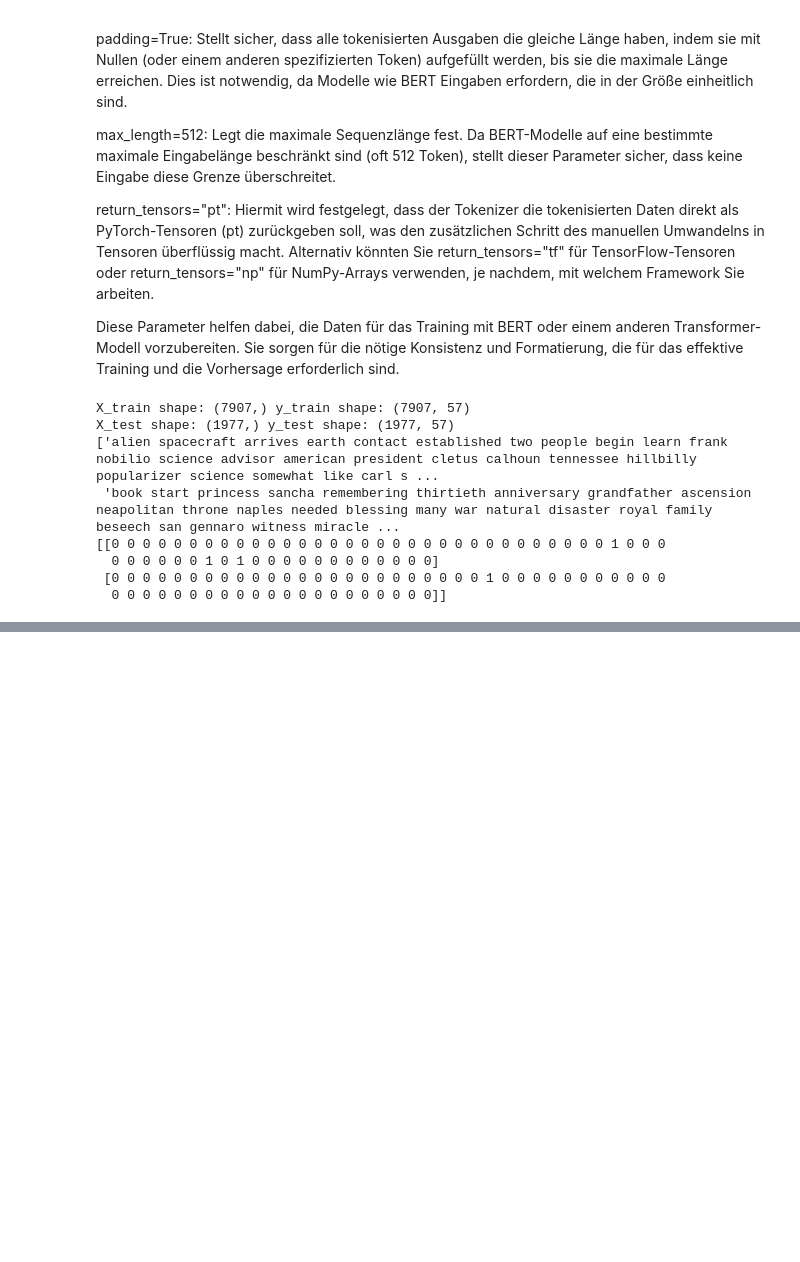
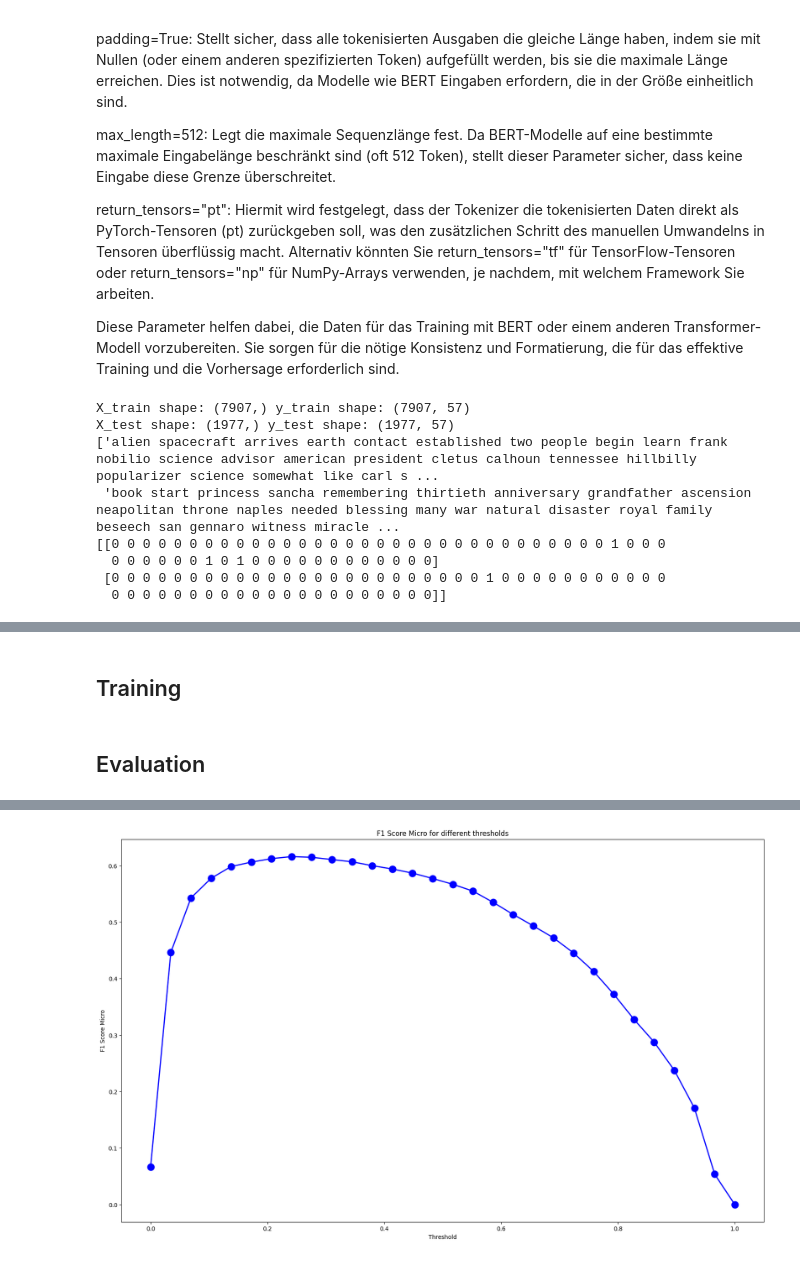
Before and after one commit to 7ben18/fhnw-npr-Natural-Language-Processing, a Jupyter notebook: mini-challenge1/npr-minichallenge1-yannic-ben.ipynb, the cells around one changed output, grey strips where cells are left out. Saved outputs shown, nothing was run; the diff lists cells and outputs as text; code cells hidden in the pictures; blank space fills up the shorter version.

Commit message:
add: transformer + evaluation

```diff
--- a/mini-challenge1/npr-minichallenge1-yannic-ben.ipynb
+++ b/mini-challenge1/npr-minichallenge1-yannic-ben.ipynb
@@ -889,0 +963,17 @@ You should probably TRAIN this model on a down-stream task to be able to use it
+# %%
+
+# Move model to GPU if available
+device = torch.device('cuda' if torch.cuda.is_available() else 'cpu')
+model.to(device)
+
+# setting device on GPU if available, else CPU
+device = torch.device('cuda' if torch.cuda.is_available() else 'cpu')
+print('Using device:', device)
+print()
+
+#Additional Info when using cuda
+if device.type == 'cuda':
+    print(torch.cuda.get_device_name(0))
+    print('Memory Usage:')
+    print('Allocated:', round(torch.cuda.memory_allocated(0)/1024**3,1), 'GB')
+    print('Cached:   ', round(torch.cuda.memory_reserved(0)/1024**3,1), 'GB')
@@ -889,0 +987,2 @@ You should probably TRAIN this model on a down-stream task to be able to use it
+# %% [markdown]
+## Training
@@ -889,0 +1021,2 @@ You should probably TRAIN this model on a down-stream task to be able to use it
+# %% [markdown]
+## Evaluation
@@ -889,0 +1054,58 @@ You should probably TRAIN this model on a down-stream task to be able to use it
+# %%
+# Flatten the outputs and labels lists
+all_probabilities_ = np.vstack(all_probabilities)
+all_true_labels_ = np.vstack(all_true_labels)
+# display first label
+print(all_true_labels_[2])
+# decode the labels
+all_true_labels_decoded = mlb.inverse_transform(all_true_labels_)
+print(all_true_labels_decoded[2])
+
+
+# Determine the predicted labels based on the threshold
+threshold = 0.24
+all_predictions = (all_probabilities_ > threshold).astype(int)
+# display first 5 predictions
+print(all_predictions[2])
+# decode the predictions
+all_predictions_decoded = mlb.inverse_transform(all_predictions)
+print(all_predictions_decoded[2])
+
+# Calculate the micro-averaged accuracy
+micro_f1 = f1_score(all_true_labels_, all_predictions, average='micro')
+
+print(f'micro accuracy: {micro_f1}')
+
+# Create a list of thresholds and empty lists for the f1 scores
+thresholds = np.linspace(0, 1, 30)
+f1_scores = []
+for threshold in thresholds:
+    #print(f"running threshold: {threshold}")
+    predictions = (all_probabilities_ > threshold).astype(int)
+    f1_scores.append(f1_score(all_true_labels_, predictions, average='micro'))
+
+# Plot the data
+plt.figure(figsize=(20, 12))
+plt.plot(thresholds, f1_scores, marker='o', color='blue', linewidth=2, markersize=12)
+plt.title('F1 Score Micro for different thresholds')
+plt.xlabel('Threshold')
+plt.ylabel('F1 Score Micro')
+plt.show()
+
+# Find the best threshold
+best_threshold = thresholds[np.argmax(f1_scores)]
+print(f'best threshold: {best_threshold}')
+
+# calculate jaccard value for each prediction with its true label
+jaccard_list = []
+for i in range(len(all_true_labels_)):
+    jaccard_list.append(jaccard_score(all_true_labels_[i], all_predictions[i], average='micro'))
+
+# get the index of the top 5 highest jaccard value and print its decoded prediction and true label
+top_5_highest_jaccard = np.argsort(jaccard_list)[-5:]
+for i in top_5_highest_jaccard:
+    print(f"Prediction: {all_predictions_decoded[i]}")
+    print(f"True label: {all_true_labels_decoded[i]}")
+    print(f"Jaccard value: {jaccard_list[i]}")
+    print()
+# %% [output]
@@ -889,0 +1119 @@ You should probably TRAIN this model on a down-stream task to be able to use it
+[figure, added]
```
Also changed, not shown: parts of 25 cells of this notebook, 1 other file.
